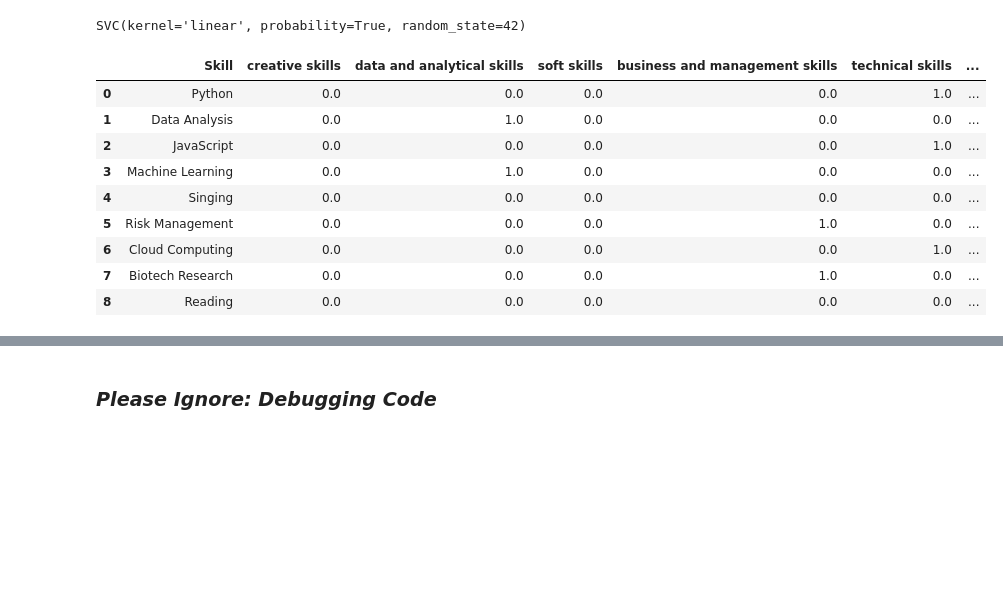
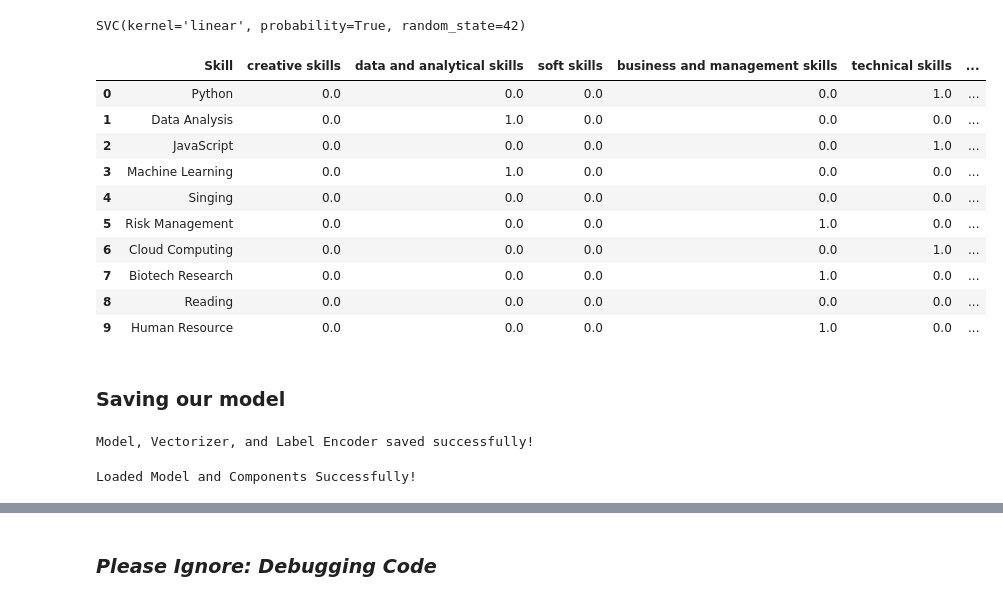
Before and after one commit to ac-26/skill-categorization, a Jupyter notebook: skill_categorization.ipynb, the cells around one changed output, grey strips where cells are left out. Cells and saved outputs as stored; diff of their text form; code cells hidden in the pictures; blank space fills up the shorter version.

Commit message:
Deployment and Model Loading Done

```diff
--- a/skill_categorization.ipynb
+++ b/skill_categorization.ipynb
@@ -626,19 +628,42 @@ def categorize_skills_dynamic(skills, predefined_categories, model):
 
     return df, dynamic_categories
 # %%
-skills_input = ["Python", "Data Analysis", "JavaScript", "Machine Learning", "Singing", "Risk Management", "Cloud Computing", "Biotech Research", "Reading"]
+skills_input = ["Python", "Data Analysis", "JavaScript", "Machine Learning", "Singing", "Risk Management", "Cloud Computing", "Biotech Research", "Reading", "Human Resource"]
 
 categorized_df, dynamic_categories = categorize_skills_dynamic(skills_input, predefined_categories, predict_category)
 
 categorized_df
 # %% [output]
 |  | Skill | creative skills | data and analytical skills | soft skills | business and management skills | technical skills | ... |
 | 0 | Python | 0.0 | 0.0 | 0.0 | 0.0 | 1.0 | ... |
 | 1 | Data Analysis | 0.0 | 1.0 | 0.0 | 0.0 | 0.0 | ... |
 | 2 | JavaScript | 0.0 | 0.0 | 0.0 | 0.0 | 1.0 | ... |
 | 3 | Machine Learning | 0.0 | 1.0 | 0.0 | 0.0 | 0.0 | ... |
 | 4 | Singing | 0.0 | 0.0 | 0.0 | 0.0 | 0.0 | ... |
 | 5 | Risk Management | 0.0 | 0.0 | 0.0 | 1.0 | 0.0 | ... |
 | 6 | Cloud Computing | 0.0 | 0.0 | 0.0 | 0.0 | 1.0 | ... |
 | 7 | Biotech Research | 0.0 | 0.0 | 0.0 | 1.0 | 0.0 | ... |
 | 8 | Reading | 0.0 | 0.0 | 0.0 | 0.0 | 0.0 | ... |
+| 9 | Human Resource | 0.0 | 0.0 | 0.0 | 1.0 | 0.0 | ... |
+# %% [markdown]
+### **Saving our model**
+# %%
+import joblib
+
+joblib.dump(svm_model, "skill_categorization_model.pkl")
+
+joblib.dump(vectorizer, "tfidf_vectorizer.pkl")
+
+joblib.dump(label_encoder, "label_encoder.pkl")
+
+print("Model, Vectorizer, and Label Encoder saved successfully!")
+# %% [output]
+Model, Vectorizer, and Label Encoder saved successfully!
+# %%
+loaded_model = joblib.load("skill_categorization_model.pkl")
+loaded_vectorizer = joblib.load("tfidf_vectorizer.pkl")
+loaded_label_encoder = joblib.load("label_encoder.pkl")
+
+print("Loaded Model and Components Successfully!")
+# %% [output]
+Loaded Model and Components Successfully!
```
Also changed, not shown: parts of 5 cells of this notebook.
